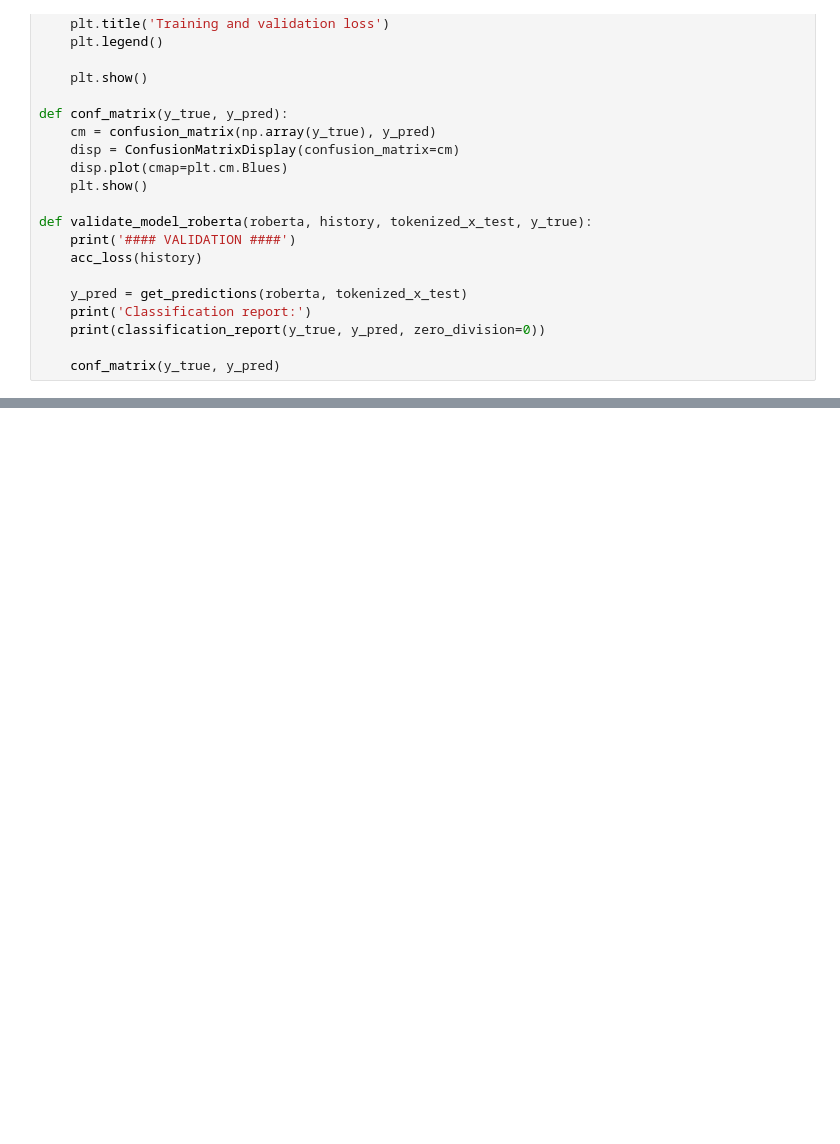
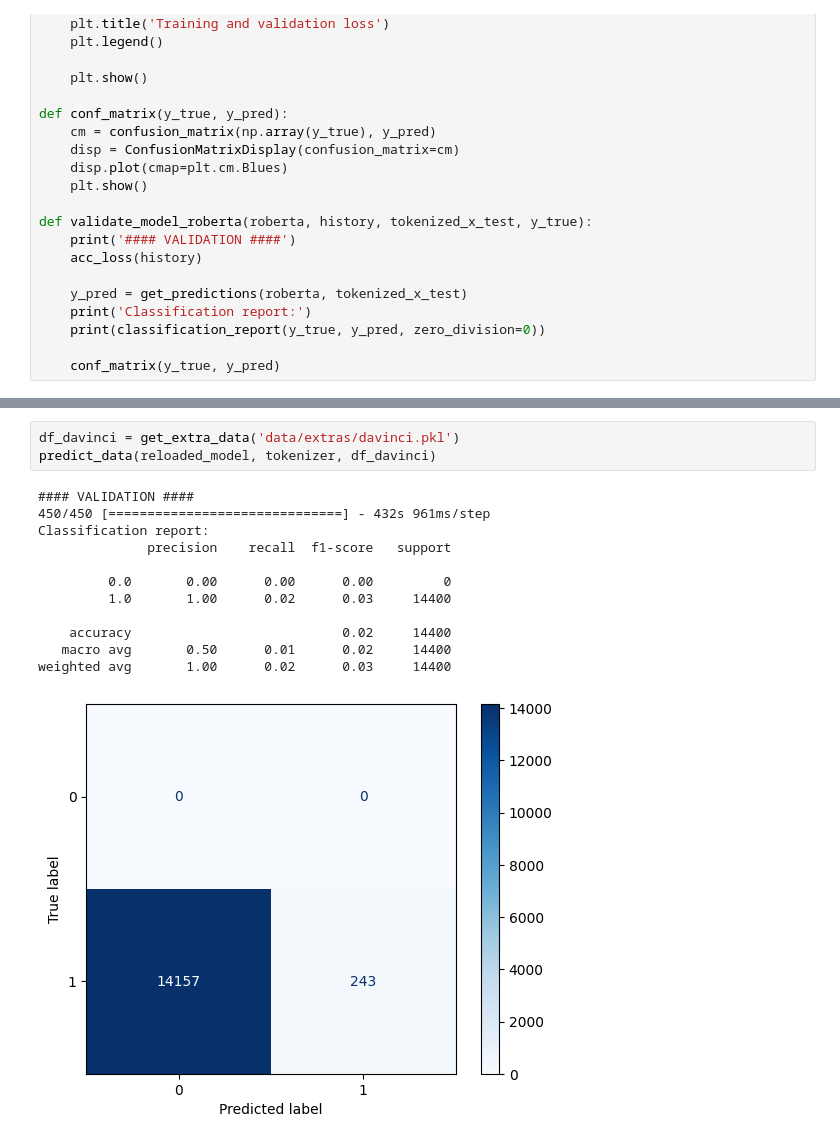
Before and after one commit to mariafain/masters-thesis, a Jupyter notebook: roberta_classifier.ipynb, the cells around one changed output, grey strips where cells are left out. Saved outputs shown, nothing was run; the diff lists cells and outputs as text; blank space fills up the shorter version.

```diff
--- a/roberta_classifier.ipynb
+++ b/roberta_classifier.ipynb
@@ -549,0 +602,16 @@ weighted avg       0.31      0.56      0.40        50
+# %%
+df_davinci = get_extra_data('data/extras/davinci.pkl')
+predict_data(reloaded_model, tokenizer, df_davinci)
+# %% [output]
+#### VALIDATION ####
+450/450 [==============================] - 432s 961ms/step
+Classification report:
+              precision    recall  f1-score   support
+
+         0.0       0.00      0.00      0.00         0
+         1.0       1.00      0.02      0.03     14400
+
+    accuracy                           0.02     14400
+   macro avg       0.50      0.01      0.02     14400
+weighted avg       1.00      0.02      0.03     14400
+[figure, added]
```
Also changed, not shown: parts of 16 cells of this notebook, 1 other file.
